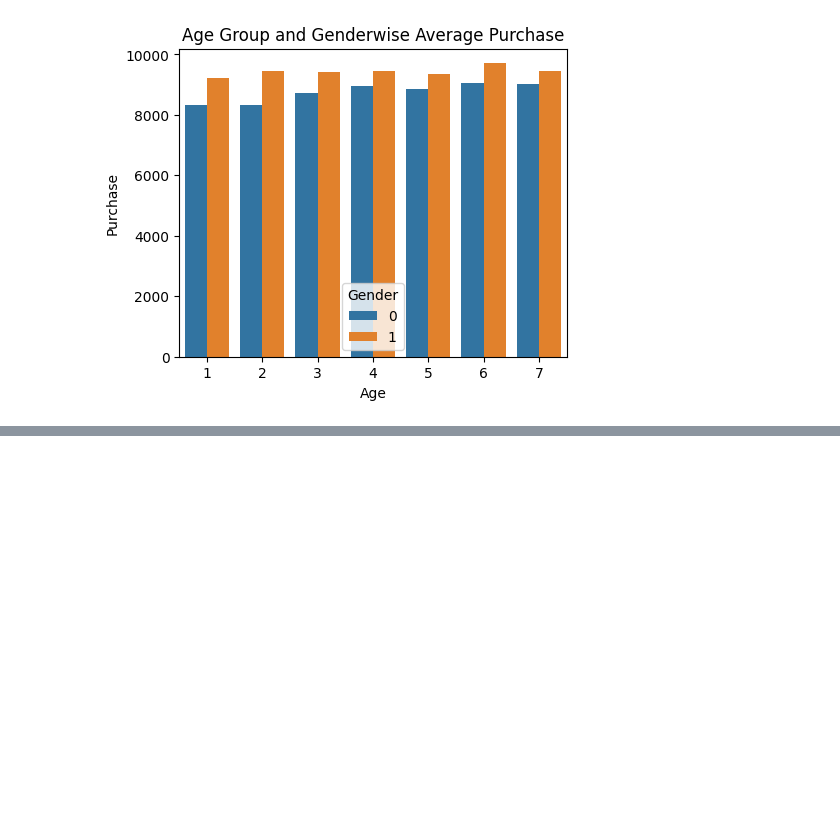
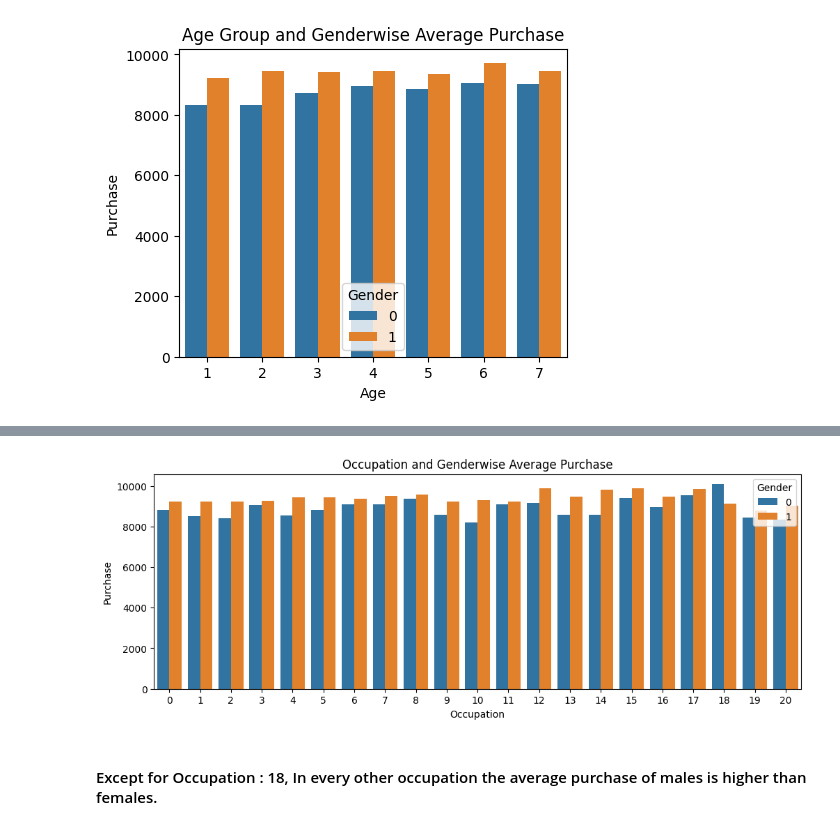
Before and after one commit to Akshay-Paunikar/EDA_and_Feature_Engineering, a Jupyter notebook: Day_2_Black_Friday_Dataset/Day_2_Black_Friday_Dataset.ipynb, the cells around one changed output, grey strips where cells are left out. Cells and saved outputs as stored; diff of their text form; code cells hidden in the pictures; blank space fills up the shorter version.

```diff
--- a/Day_2_Black_Friday_Dataset/Day_2_Black_Friday_Dataset.ipynb
+++ b/Day_2_Black_Friday_Dataset/Day_2_Black_Friday_Dataset.ipynb
@@ -429,0 +455,9 @@ plt.show()
+# %%
+plt.figure(figsize=(12,4))
+sns.barplot(x='Occupation', y='Purchase', hue='Gender', data=train_new, ci=None, estimator=np.mean)
+plt.title("Occupation and Genderwise Average Purchase")
+plt.show()
+# %% [output]
+[figure, added]
+# %% [markdown]
+#### Except for Occupation : 18, In every other occupation the average purchase of males is higher than females.
```
Also changed, not shown: parts of 40 cells of this notebook.
